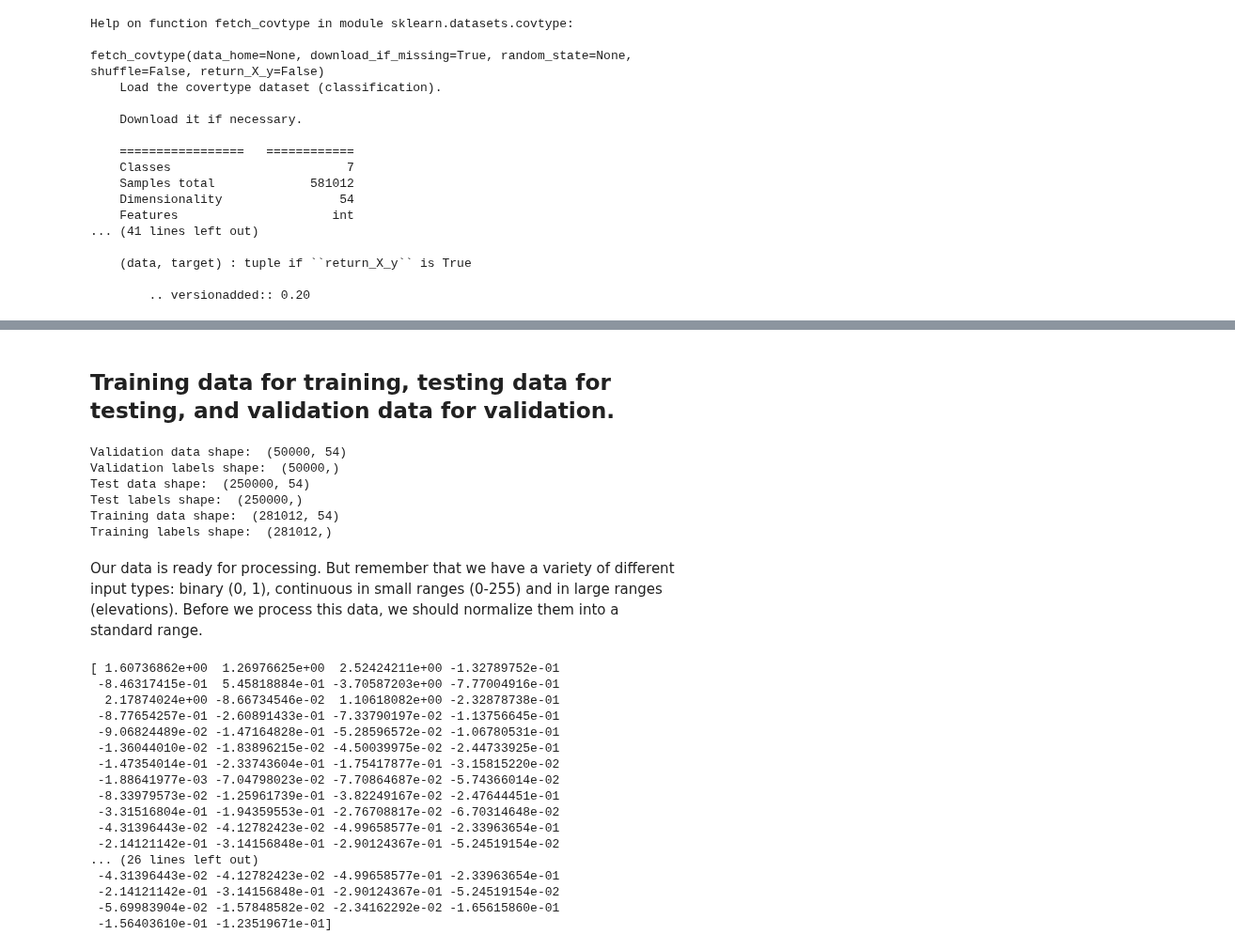
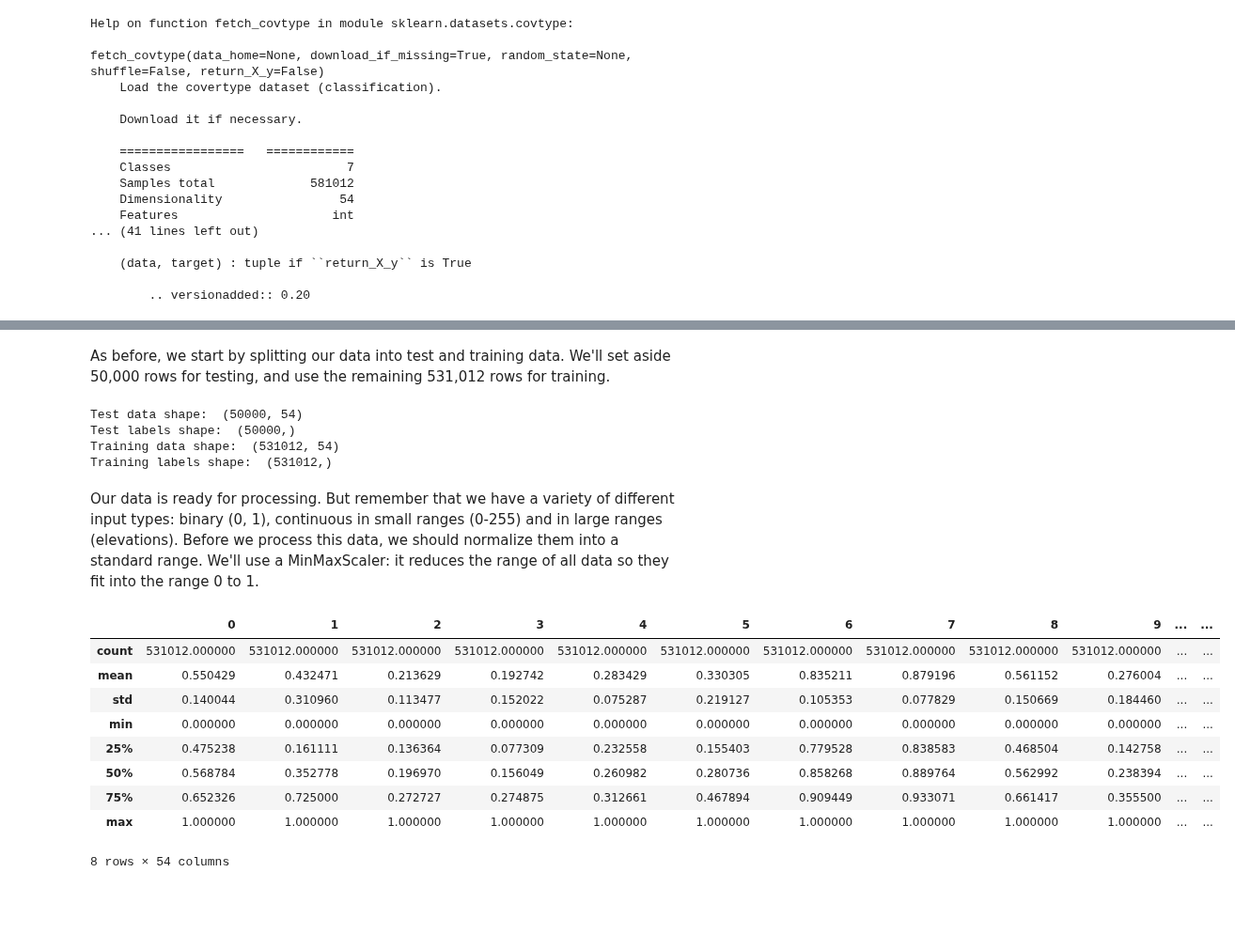
Before and after one commit to USDA-ARS-GBRU/ml-training-site, a Jupyter notebook: assets/nb-lessons/13_neural_network_methods.ipynb, the cells around one changed output, grey strips where cells are left out. Shown at 94% size. Cells and saved outputs as stored; diff of their text form; code cells hidden in the pictures; blank space fills up the shorter version.

```diff
--- a/assets/nb-lessons/13_neural_network_methods.ipynb
+++ b/assets/nb-lessons/13_neural_network_methods.ipynb
@@ -497,18 +324,15 @@ The dataset will be downloaded from the web if necessary.
-# %% [markdown]
-## Training data for training, testing data for testing, and validation data for validation.
+# %% [markdown]
+As before, we start by splitting our data into test and training data. We'll set aside 50,000 rows for testing, and use the remaining 531,012 rows for training.
 # %%
 # Out of 581,012 data entries, let's hold back:
-# - 250,000 records as our test dataset
+# - 50,000 records as our test dataset
 # - remaining records as our training dataset
 
-test_data = covtype.data[0:250_000]
-test_labels = covtype.target[0:250_000]
+test_data = covtype.data[0:50_000]
+test_labels = covtype.target[0:50_000]
 
-train_data = covtype.data[250_000:]
-train_labels = covtype.target[250_000:]
-
-print("Validation data shape: ", validation_data.shape)
-print("Validation labels shape: ", validation_labels.shape)
+train_data = covtype.data[50_000:]
+train_labels = covtype.target[50_000:]
 
 print("Test data shape: ", test_data.shape)
 print("Test labels shape: ", test_labels.shape)
@@ -516,46 +340,37 @@ print("Test labels shape: ", test_labels.shape)
 print("Training data shape: ", train_data.shape)
 print("Training labels shape: ", train_labels.shape)
 # %% [output]
-Validation data shape:  (50000, 54)
-Validation labels shape:  (50000,)
-Test data shape:  (250000, 54)
-Test labels shape:  (250000,)
-Training data shape:  (281012, 54)
-Training labels shape:  (281012,)
+Test data shape:  (50000, 54)
+Test labels shape:  (50000,)
+Training data shape:  (531012, 54)
+Training labels shape:  (531012,)
 # %% [markdown]
-Our data is ready for processing. But remember that we have a variety of different input types: binary (0, 1), continuous in small ranges (0-255) and in large ranges (elevations). Before we process this data, we should normalize them into a standard range.
+Our data is ready for processing. But remember that we have a variety of different input types: binary (0, 1), continuous in small ranges (0-255) and in large ranges (elevations). Before we process this data, we should normalize them into a standard range. We'll use a MinMaxScaler: it reduces the range of all data so they fit into the range 0 to 1.
 # %%
-from sklearn.preprocessing import MinMaxScaler, StandardScaler
+from sklearn.preprocessing import MinMaxScaler
 
-# scaler = MinMaxScaler()
-scaler = StandardScaler()
+scaler = MinMaxScaler()
 
 # Figure out how to scale all the input features in the training dataset.
 scaler.fit(train_data)
 scaled_train_data = scaler.transform(train_data)
-print(scaled_train_data[0])
 
 # Also tranform our validation and testing data in the same way.
 scaled_test_data = scaler.transform(test_data)
-print(scaled_test_data[0])
+
+# Did that work?
+pd.DataFrame(scaled_train_data).describe()
 # %% [output]
+|  | 0 | 1 | 2 | 3 | 4 | 5 | 6 | 7 | 8 | 9 | ... | ... |
+| count | 531012.000000 | 531012.000000 | 531012.000000 | 531012.000000 | 531012.000000 | 531012.000000 | 531012.000000 | 531012.000000 | 531012.000000 | 531012.000000 | ... | ... |
+| mean | 0.550429 | 0.432471 | 0.213629 | 0.192742 | 0.283429 | 0.330305 | 0.835211 | 0.879196 | 0.561152 | 0.276004 | ... | ... |
+| std | 0.140044 | 0.310960 | 0.113477 | 0.152022 | 0.075287 | 0.219127 | 0.105353 | 0.077829 | 0.150669 | 0.184460 | ... | ... |
+| min | 0.000000 | 0.000000 | 0.000000 | 0.000000 | 0.000000 | 0.000000 | 0.000000 | 0.000000 | 0.000000 | 0.000000 | ... | ... |
+| 25% | 0.475238 | 0.161111 | 0.136364 | 0.077309 | 0.232558 | 0.155403 | 0.779528 | 0.838583 | 0.468504 | 0.142758 | ... | ... |
+| 50% | 0.568784 | 0.352778 | 0.196970 | 0.156049 | 0.260982 | 0.280736 | 0.858268 | 0.889764 | 0.562992 | 0.238394 | ... | ... |
+| 75% | 0.652326 | 0.725000 | 0.272727 | 0.274875 | 0.312661 | 0.467894 | 0.909449 | 0.933071 | 0.661417 | 0.355500 | ... | ... |
+| max | 1.000000 | 1.000000 | 1.000000 | 1.000000 | 1.000000 | 1.000000 | 1.000000 | 1.000000 | 1.000000 | 1.000000 | ... | ... |
-[ 1.60736862e+00  1.26976625e+00  2.52424211e+00 -1.32789752e-01
- -8.46317415e-01  5.45818884e-01 -3.70587203e+00 -7.77004916e-01
-  2.17874024e+00 -8.66734546e-02  1.10618082e+00 -2.32878738e-01
- -8.77654257e-01 -2.60891433e-01 -7.33790197e-02 -1.13756645e-01
- -9.06824489e-02 -1.47164828e-01 -5.28596572e-02 -1.06780531e-01
- -1.36044010e-02 -1.83896215e-02 -4.50039975e-02 -2.44733925e-01
- -1.47354014e-01 -2.33743604e-01 -1.75417877e-01 -3.15815220e-02
- -1.88641977e-03 -7.04798023e-02 -7.70864687e-02 -5.74366014e-02
- -8.33979573e-02 -1.25961739e-01 -3.82249167e-02 -2.47644451e-01
- -3.31516804e-01 -1.94359553e-01 -2.76708817e-02 -6.70314648e-02
- -4.31396443e-02 -4.12782423e-02 -4.99658577e-01 -2.33963654e-01
- -2.14121142e-01 -3.14156848e-01 -2.90124367e-01 -5.24519154e-02
-... (26 lines left out)
- -4.31396443e-02 -4.12782423e-02 -4.99658577e-01 -2.33963654e-01
- -2.14121142e-01 -3.14156848e-01 -2.90124367e-01 -5.24519154e-02
- -5.69983904e-02 -1.57848582e-02 -2.34162292e-02 -1.65615860e-01
- -1.56403610e-01 -1.23519671e-01]
+8 rows × 54 columns
 # %% [markdown]
 ## Classifying among multiple categories
 
```
Also changed, not shown: parts of 19 cells of this notebook.
